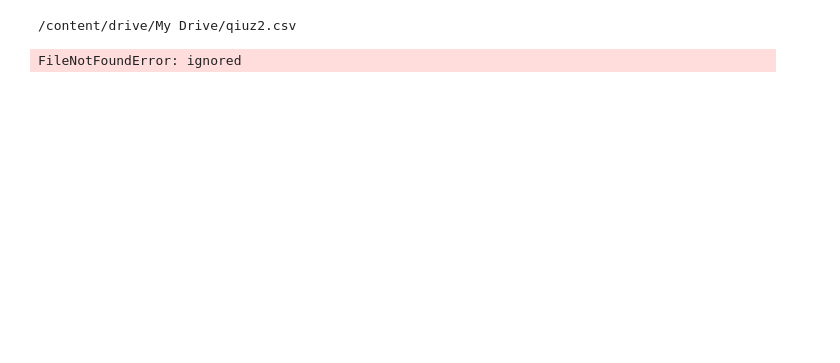
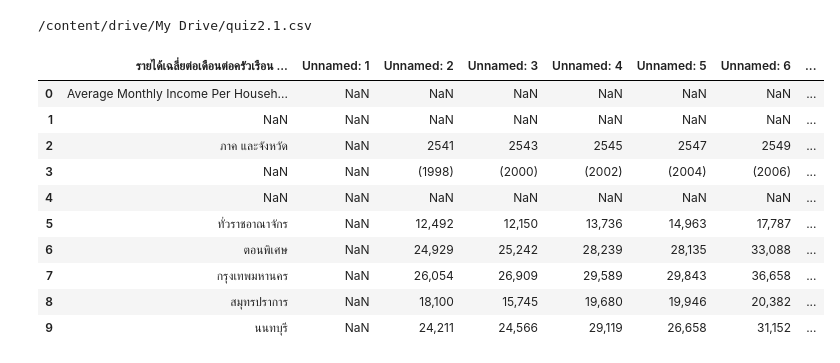
Before and after one commit to Tunyakarn/data_viz, a Jupyter notebook: Quiz2.ipynb, the cells around one changed output. Saved outputs shown, nothing was run; the diff lists cells and outputs as text; code cells hidden in the pictures; blank space fills up the shorter version.

```diff
--- a/Quiz2.ipynb
+++ b/Quiz2.ipynb
@@ -12,12 +12,23 @@ import os
 
 path = '/content/drive/My Drive'
 # %%
-file_path = os.path.join(path, 'qiuz2.csv')
+file_path = os.path.join(path, 'quiz2.1.csv')
 print(file_path)
 # %% [output]
-/content/drive/My Drive/qiuz2.csv
+/content/drive/My Drive/quiz2.1.csv
 # %%
 data_file = pd.read_csv(file_path)
-data_file.head()
+#data_file.iloc[:10,:]
+data_file.head(10) #ดูจากหัวมา10บรรทัด
 # %% [output]
-FileNotFoundError: ignored
+|  | รายได้เฉลี่ยต่อเดือนต่อครัวเรือน ... | Unnamed: 1 | Unnamed: 2 | Unnamed: 3 | Unnamed: 4 | Unnamed: 5 | Unnamed: 6 | ... |
+| 0 | Average Monthly Income Per Househ... | NaN | NaN | NaN | NaN | NaN | NaN | ... |
+| 1 | NaN | NaN | NaN | NaN | NaN | NaN | NaN | ... |
+| 2 | ภาค และจังหวัด | NaN | 2541 | 2543 | 2545 | 2547 | 2549 | ... |
+| 3 | NaN | NaN | (1998) | (2000) | (2002) | (2004) | (2006) | ... |
+| 4 | NaN | NaN | NaN | NaN | NaN | NaN | NaN | ... |
+| 5 | ทั่วราชอาณาจักร | NaN | 12,492 | 12,150 | 13,736 | 14,963 | 17,787 | ... |
+| 6 | ตอนพิเศษ | NaN | 24,929 | 25,242 | 28,239 | 28,135 | 33,088 | ... |
+| 7 | กรุงเทพมหานคร | NaN | 26,054 | 26,909 | 29,589 | 29,843 | 36,658 | ... |
+| 8 | สมุทรปราการ | NaN | 18,100 | 15,745 | 19,680 | 19,946 | 20,382 | ... |
+| 9 | นนทบุรี | NaN | 24,211 | 24,566 | 29,119 | 26,658 | 31,152 | ... |
```
Also changed, not shown: parts of 7 cells of this notebook.
